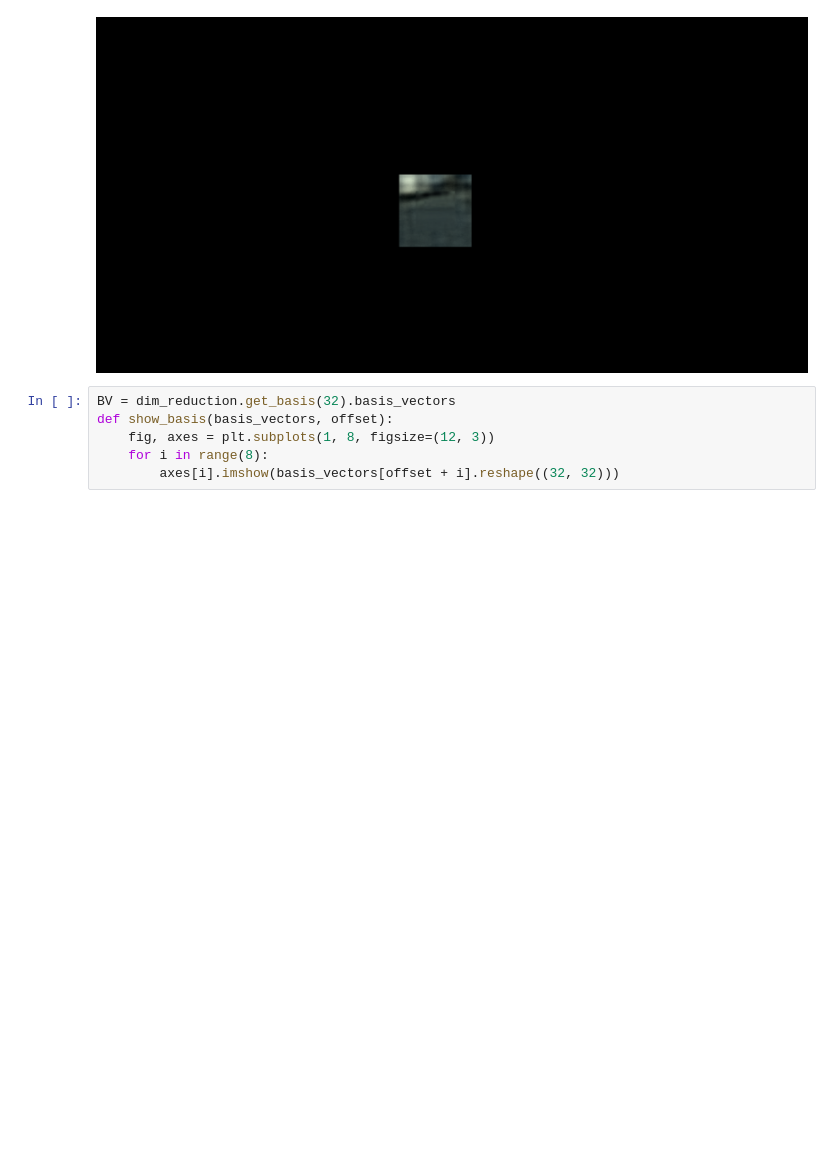
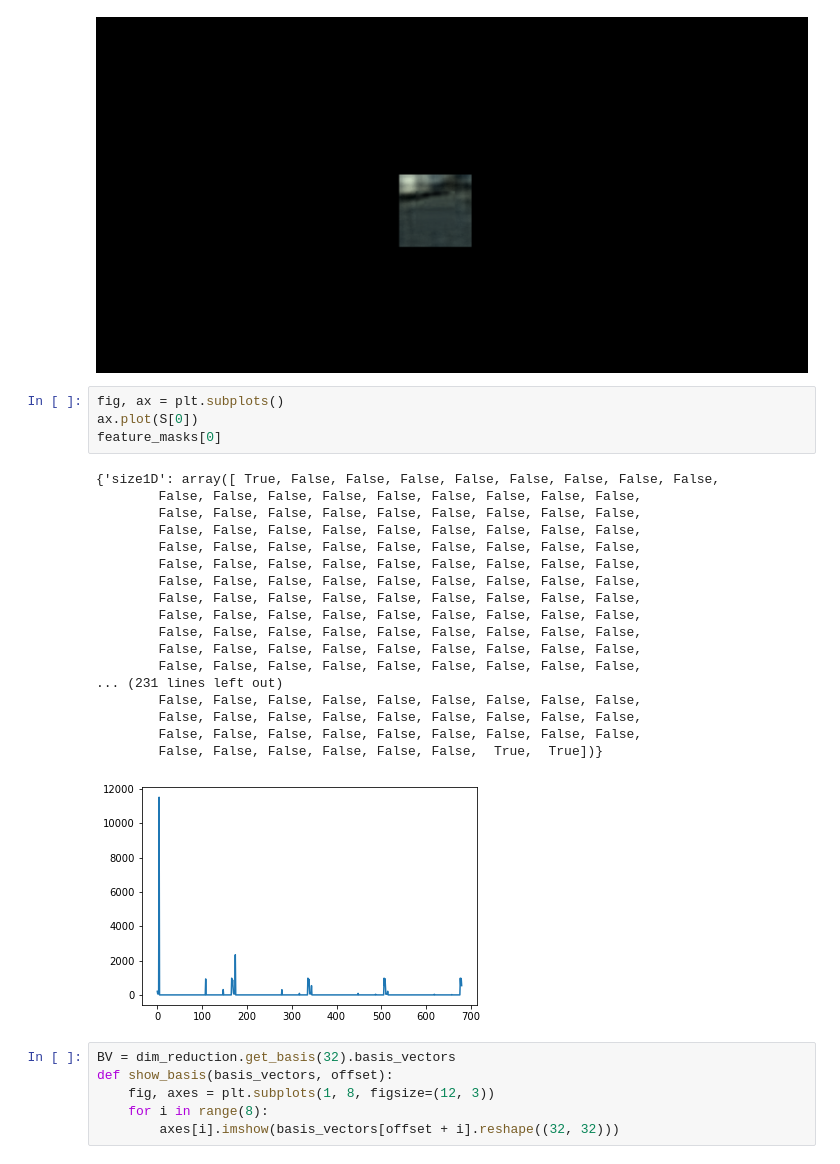
Before and after one commit to benthehuman1/UW-Vision-Segmentation, a Jupyter notebook: scratch.ipynb, the cells around one changed output. Saved outputs shown, nothing was run; the diff lists cells and outputs as text; blank space fills up the shorter version.

```diff
--- a/scratch.ipynb
+++ b/scratch.ipynb
@@ -43,6 +43,29 @@ im = Image.fromarray(II)
 im
 # %% [output]
 [figure]
+# %%
+fig, ax = plt.subplots()
+ax.plot(S[0])
+feature_masks[0]
+# %% [output]
+{'size1D': array([ True, False, False, False, False, False, False, False, False,
+        False, False, False, False, False, False, False, False, False,
+        False, False, False, False, False, False, False, False, False,
+        False, False, False, False, False, False, False, False, False,
+        False, False, False, False, False, False, False, False, False,
+        False, False, False, False, False, False, False, False, False,
+        False, False, False, False, False, False, False, False, False,
+        False, False, False, False, False, False, False, False, False,
+        False, False, False, False, False, False, False, False, False,
+        False, False, False, False, False, False, False, False, False,
+        False, False, False, False, False, False, False, False, False,
+        False, False, False, False, False, False, False, False, False,
+... (231 lines left out)
+        False, False, False, False, False, False, False, False, False,
+        False, False, False, False, False, False, False, False, False,
+        False, False, False, False, False, False, False, False, False,
+        False, False, False, False, False, False,  True,  True])}
+[figure, added]
 # %%
 BV = dim_reduction.get_basis(32).basis_vectors
 def show_basis(basis_vectors, offset):
```
Also changed, not shown: parts of 1 cell of this notebook.
